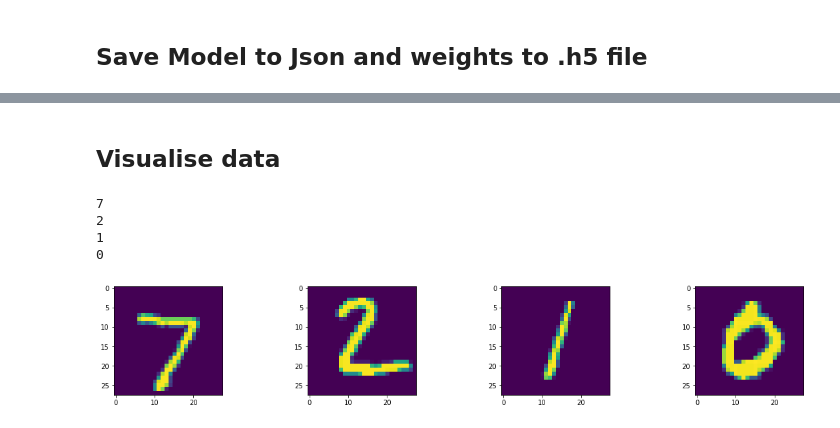
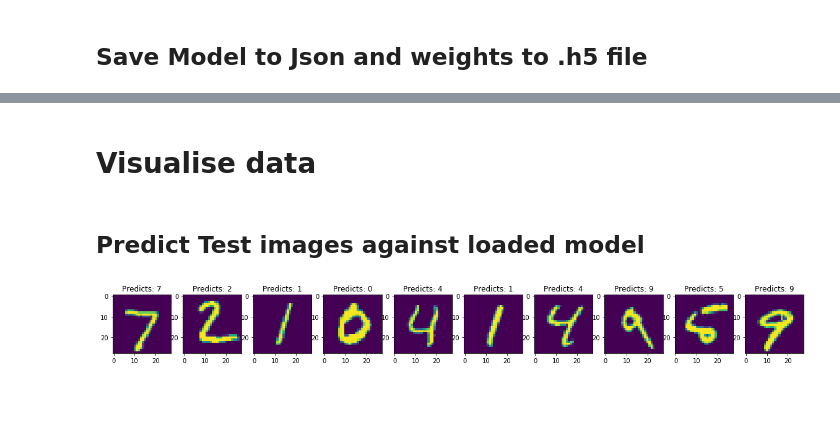
Before and after one commit to Cheezy23/MNIST_Project, a Jupyter notebook: MNIST_Dataset_Project.ipynb, the cells around one changed output, grey strips where cells are left out. Saved outputs shown, nothing was run; the diff lists cells and outputs as text; code cells hidden in the pictures; blank space fills up the shorter version.

```diff
--- a/MNIST_Dataset_Project.ipynb
+++ b/MNIST_Dataset_Project.ipynb
@@ -178,9 +239,9 @@ with open("model.json", "w") as json_file:
 # save weights
 model.save_weights("model.h5")
 # %%
- json_model = open('model.json','r')
+json_model = open('model.json','r')
 load_model_json = json_model.read()
 json_model.close()
 loaded_model = model_from_json(load_model_json)
 
-model.load_weights('model.h5')
+loaded_model.load_weights('model.h5')
@@ -187,19 +268,15 @@ model.load_weights('model.h5')
 # %% [markdown]
-## Visualise data
+# Visualise data
-# %%
-for i in range(4):
-    print(np.argmax(predictions[i]))
-# %% [output]
-7
-2
-1
-0
+# %% [markdown]
+## Predict Test images against loaded model
 # %%
+loaded_predications = loaded_model.predict(x_test)
 
 plt.figure(1, figsize=(20,3))
-for i in range(4):
-    plt.subplot(1,4,i+1)
+for i in range(10):
+    plt.subplot(1,10,i+1)
+    plt.title("Predicts: "+str(np.argmax(loaded_predications[i])))
     imagex = np.squeeze(x_test[i])
     plt.imshow(imagex)
 # %% [output]
-[figure, old version]
+[figure, new version]
```
Also changed, not shown: parts of 15 cells of this notebook, 5 other files.
